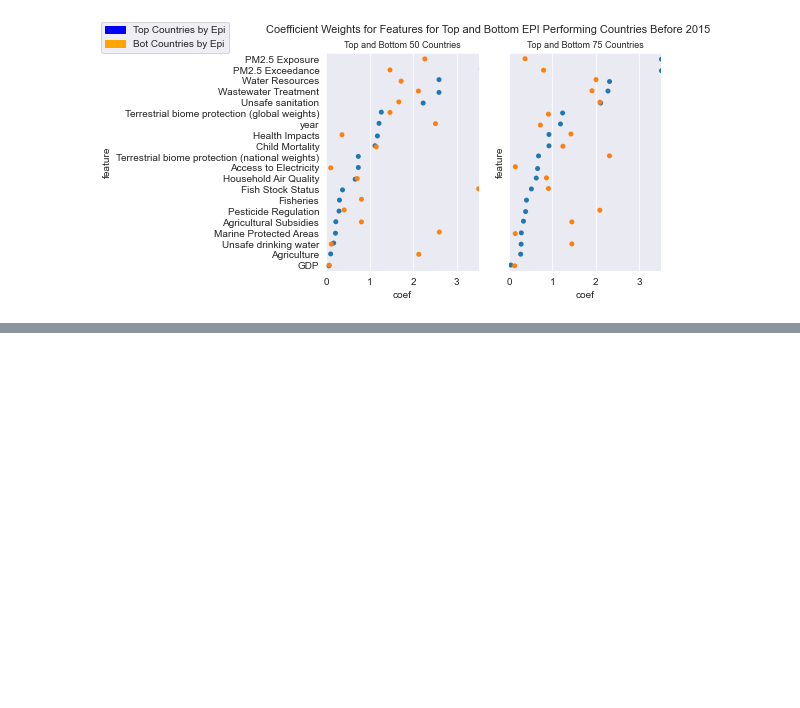
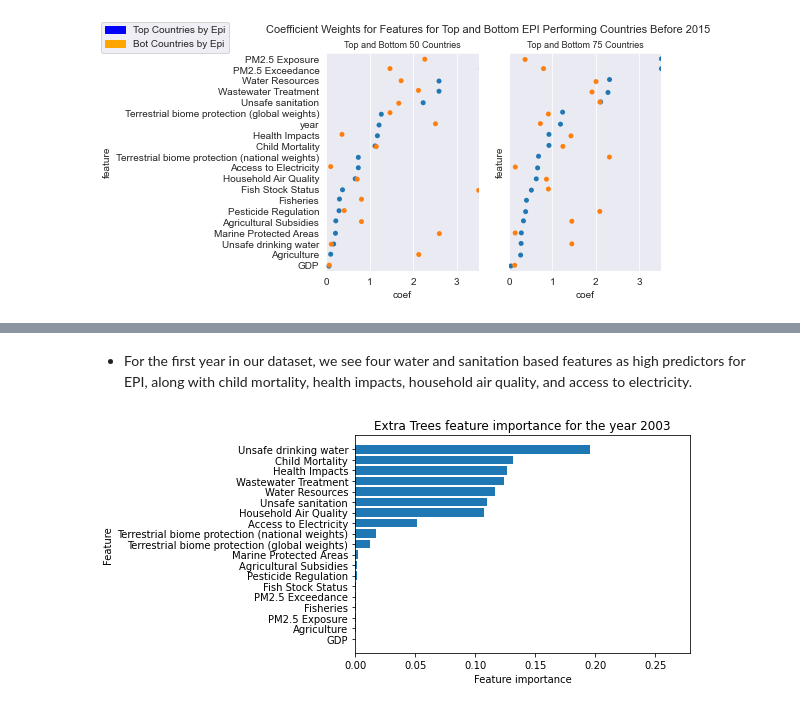
Before and after one commit to Avanyali/EPIDemographicModel, a Jupyter notebook: Step5_Analysis.ipynb, the cells around one changed output, grey strips where cells are left out. Saved outputs shown, nothing was run; the diff lists cells and outputs as text; code cells hidden in the pictures; blank space fills up the shorter version.

```diff
--- a/Step5_Analysis.ipynb
+++ b/Step5_Analysis.ipynb
@@ -40,0 +58,6 @@ images_with_string_in_name('side')
+# %% [markdown]
+- For the first year in our dataset, we see four water and sanitation based features as high predictors for EPI, along with child mortality, health impacts, household air quality, and access to electricity.
+# %%
+display.display(bars[1])
+# %% [output]
+[figure, added]
```
Also changed, not shown: parts of 22 cells of this notebook.
